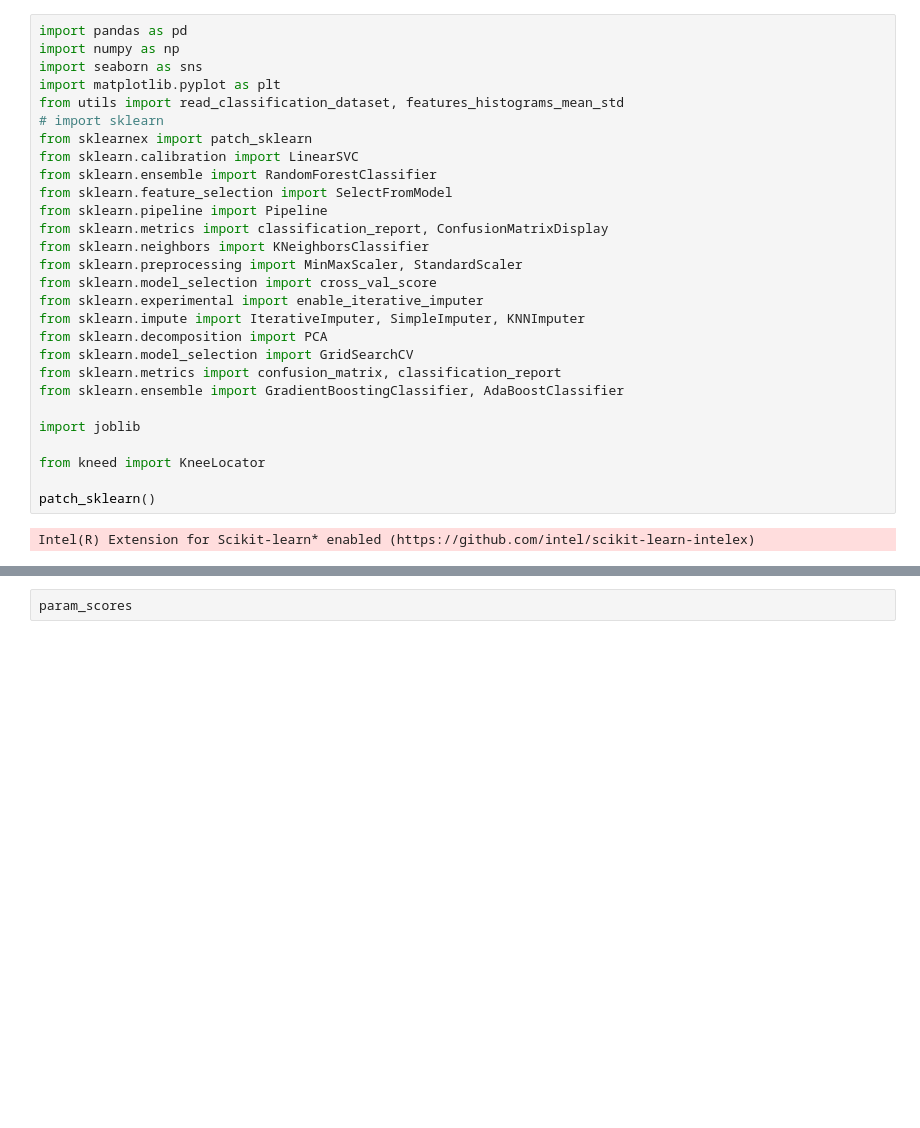
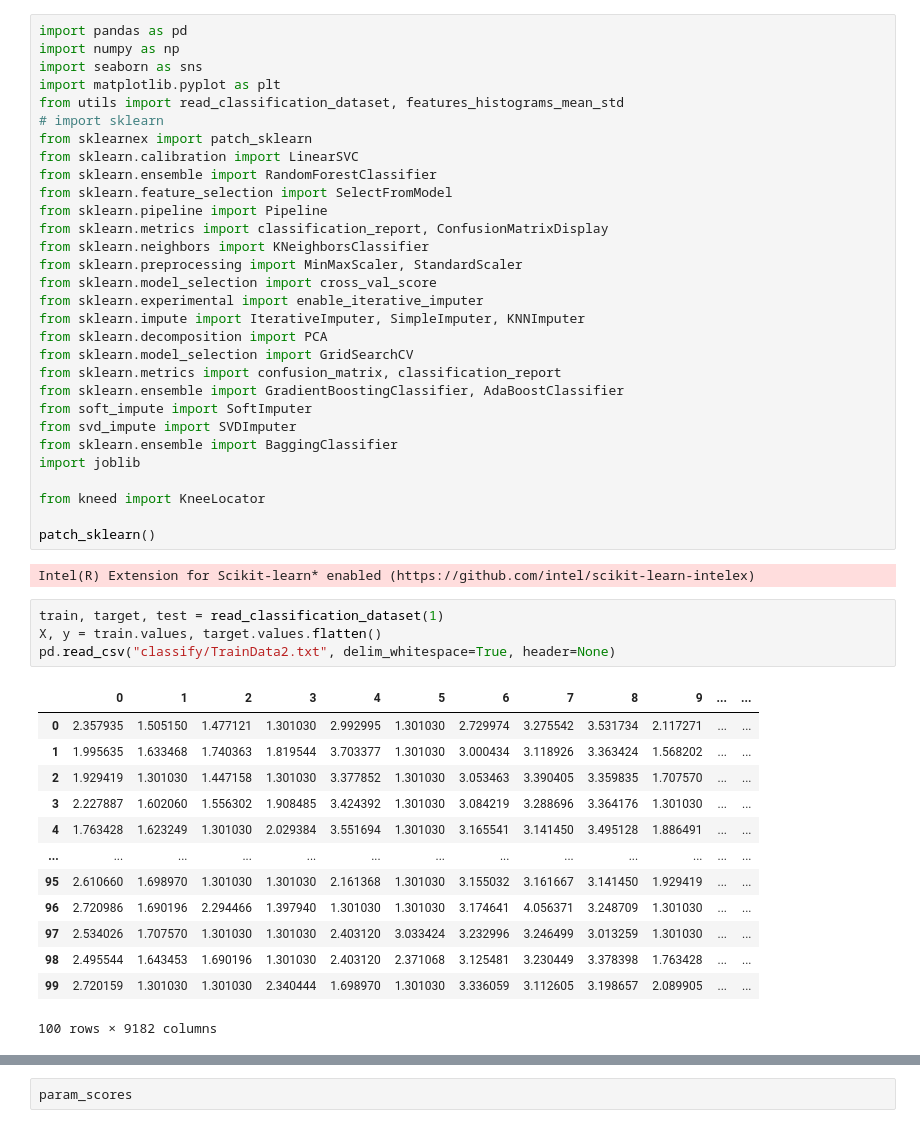
Before and after one commit to jamorr/ml_classification_na_estimation, a Jupyter notebook: classification_1.ipynb, the cells around one changed output, grey strips where cells are left out. Cells and saved outputs as stored; diff of their text form; blank space fills up the shorter version.

```diff
--- a/classification_1.ipynb
+++ b/classification_1.ipynb
@@ -20,7 +20,9 @@ from sklearn.decomposition import PCA
 from sklearn.model_selection import GridSearchCV
 from sklearn.metrics import confusion_matrix, classification_report
 from sklearn.ensemble import GradientBoostingClassifier, AdaBoostClassifier
-
+from soft_impute import SoftImputer
+from svd_impute import SVDImputer
+from sklearn.ensemble import BaggingClassifier
 import joblib
 
 from kneed import KneeLocator
@@ -28,5 +30,23 @@ from kneed import KneeLocator
 patch_sklearn()
 # %% [output]
 Intel(R) Extension for Scikit-learn* enabled (https://github.com/intel/scikit-learn-intelex)
+# %%
+train, target, test = read_classification_dataset(1)
+X, y = train.values, target.values.flatten()
+pd.read_csv("classify/TrainData2.txt", delim_whitespace=True, header=None)
+# %% [output]
+|  | 0 | 1 | 2 | 3 | 4 | 5 | 6 | 7 | 8 | 9 | ... | ... |
+| 0 | 2.357935 | 1.505150 | 1.477121 | 1.301030 | 2.992995 | 1.301030 | 2.729974 | 3.275542 | 3.531734 | 2.117271 | ... | ... |
+| 1 | 1.995635 | 1.633468 | 1.740363 | 1.819544 | 3.703377 | 1.301030 | 3.000434 | 3.118926 | 3.363424 | 1.568202 | ... | ... |
+| 2 | 1.929419 | 1.301030 | 1.447158 | 1.301030 | 3.377852 | 1.301030 | 3.053463 | 3.390405 | 3.359835 | 1.707570 | ... | ... |
+| 3 | 2.227887 | 1.602060 | 1.556302 | 1.908485 | 3.424392 | 1.301030 | 3.084219 | 3.288696 | 3.364176 | 1.301030 | ... | ... |
+| 4 | 1.763428 | 1.623249 | 1.301030 | 2.029384 | 3.551694 | 1.301030 | 3.165541 | 3.141450 | 3.495128 | 1.886491 | ... | ... |
+| ... | ... | ... | ... | ... | ... | ... | ... | ... | ... | ... | ... | ... |
+| 95 | 2.610660 | 1.698970 | 1.301030 | 1.301030 | 2.161368 | 1.301030 | 3.155032 | 3.161667 | 3.141450 | 1.929419 | ... | ... |
+| 96 | 2.720986 | 1.690196 | 2.294466 | 1.397940 | 1.301030 | 1.301030 | 3.174641 | 4.056371 | 3.248709 | 1.301030 | ... | ... |
+| 97 | 2.534026 | 1.707570 | 1.301030 | 1.301030 | 2.403120 | 3.033424 | 3.232996 | 3.246499 | 3.013259 | 1.301030 | ... | ... |
+| 98 | 2.495544 | 1.643453 | 1.690196 | 1.301030 | 2.403120 | 2.371068 | 3.125481 | 3.230449 | 3.378398 | 1.763428 | ... | ... |
+| 99 | 2.720159 | 1.301030 | 1.301030 | 2.340444 | 1.698970 | 1.301030 | 3.336059 | 3.112605 | 3.198657 | 2.089905 | ... | ... |
+100 rows × 9182 columns
 # %%
 model = Pipeline([
```
Also changed, not shown: parts of 10 cells of this notebook, 8 other files.
